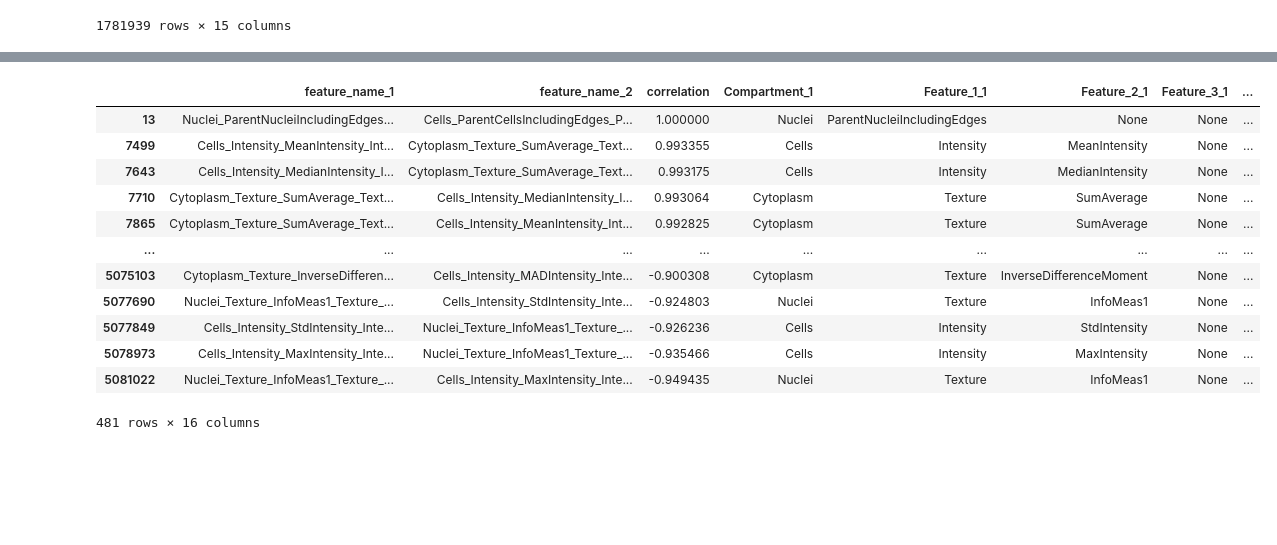
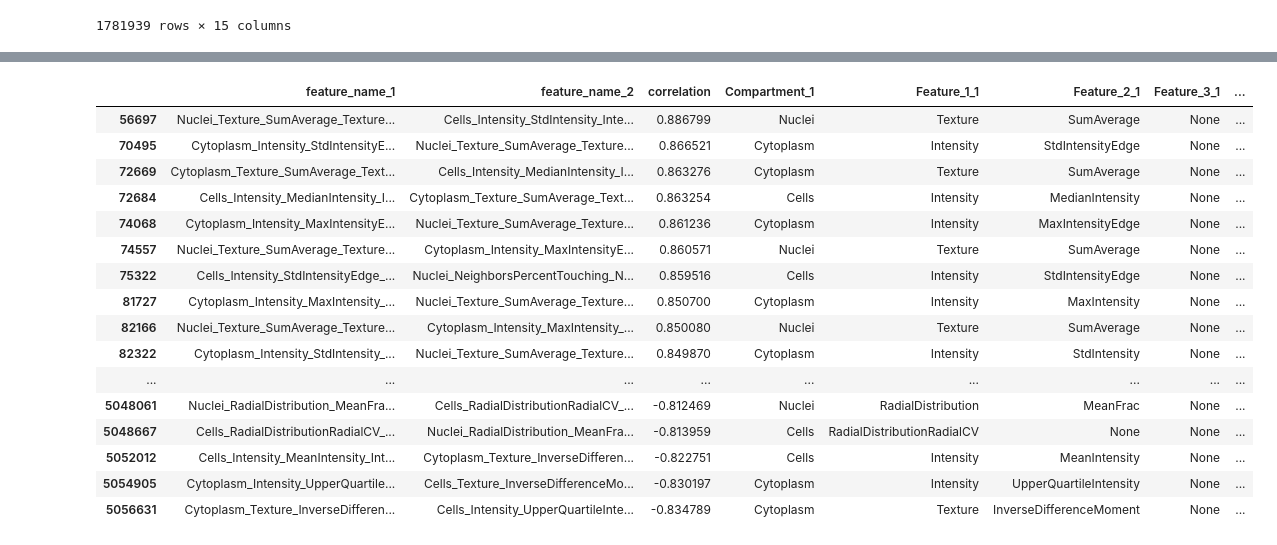
Before and after one commit to jump-cellpainting/2024_Chandrasekaran_Morphmap, a Jupyter notebook: 10.feature-wise-analyses/00.compare-feature-wise-correlations-orf.ipynb, the cells around one changed output, grey strips where cells are left out. Saved outputs shown, nothing was run; the diff lists cells and outputs as text; code cells hidden in the pictures; blank space fills up the shorter version.

Commit message:
Drop same channel feature correlations; Increased the correlation cutoff threshold to 0.8

```diff
--- a/10.feature-wise-analyses/00.compare-feature-wise-correlations-orf.ipynb
+++ b/10.feature-wise-analyses/00.compare-feature-wise-correlations-orf.ipynb
@@ -191,3 +191,9 @@ correlation_df_stacked
 | 5080909 | Nuclei_Texture_InfoMeas1_Texture_... | Cells_Intensity_MaxIntensity_Inte... | -0.948594 | Nuclei | Texture | InfoMeas1 | None | ... |
 | 5081022 | Nuclei_Texture_InfoMeas1_Texture_... | Cells_Intensity_MaxIntensity_Inte... | -0.949435 | Nuclei | Texture | InfoMeas1 | None | ... |
 1781939 rows × 15 columns
+# %%
+# Drop features with the same Channel names
+
+correlation_df_stacked = correlation_df_stacked.query("Channel_1!=Channel_2")
+
+correlation_df_stacked
@@ -224,23 +244,27 @@ correlation_df_stacked
 # %%
 # Keep only highly correlated features
 
 correlation_df_stacked.sort_values(by=["correlation"], ascending=False, inplace=True)
-correlation_df_stacked = correlation_df_stacked.query("correlation>0.75 or correlation<-0.75")
+correlation_df_stacked = correlation_df_stacked.query("correlation>0.8 or correlation<-0.8")
 
 correlation_df_stacked
 # %% [output]
 |  | feature_name_1 | feature_name_2 | correlation | Compartment_1 | Feature_1_1 | Feature_2_1 | Feature_3_1 | ... |
-| 13 | Nuclei_ParentNucleiIncludingEdges... | Cells_ParentCellsIncludingEdges_P... | 1.000000 | Nuclei | ParentNucleiIncludingEdges | None | None | ... |
-| 7499 | Cells_Intensity_MeanIntensity_Int... | Cytoplasm_Texture_SumAverage_Text... | 0.993355 | Cells | Intensity | MeanIntensity | None | ... |
-| 7643 | Cells_Intensity_MedianIntensity_I... | Cytoplasm_Texture_SumAverage_Text... | 0.993175 | Cells | Intensity | MedianIntensity | None | ... |
-| 7710 | Cytoplasm_Texture_SumAverage_Text... | Cells_Intensity_MedianIntensity_I... | 0.993064 | Cytoplasm | Texture | SumAverage | None | ... |
-| 7865 | Cytoplasm_Texture_SumAverage_Text... | Cells_Intensity_MeanIntensity_Int... | 0.992825 | Cytoplasm | Texture | SumAverage | None | ... |
+| 56697 | Nuclei_Texture_SumAverage_Texture... | Cells_Intensity_StdIntensity_Inte... | 0.886799 | Nuclei | Texture | SumAverage | None | ... |
+| 70495 | Cytoplasm_Intensity_StdIntensityE... | Nuclei_Texture_SumAverage_Texture... | 0.866521 | Cytoplasm | Intensity | StdIntensityEdge | None | ... |
+| 72669 | Cytoplasm_Texture_SumAverage_Text... | Cells_Intensity_MedianIntensity_I... | 0.863276 | Cytoplasm | Texture | SumAverage | None | ... |
+| 72684 | Cells_Intensity_MedianIntensity_I... | Cytoplasm_Texture_SumAverage_Text... | 0.863254 | Cells | Intensity | MedianIntensity | None | ... |
+| 74068 | Cytoplasm_Intensity_MaxIntensityE... | Nuclei_Texture_SumAverage_Texture... | 0.861236 | Cytoplasm | Intensity | MaxIntensityEdge | None | ... |
+| 74557 | Nuclei_Texture_SumAverage_Texture... | Cytoplasm_Intensity_MaxIntensityE... | 0.860571 | Nuclei | Texture | SumAverage | None | ... |
+| 75322 | Cells_Intensity_StdIntensityEdge_... | Nuclei_NeighborsPercentTouching_N... | 0.859516 | Cells | Intensity | StdIntensityEdge | None | ... |
+| 81727 | Cytoplasm_Intensity_MaxIntensity_... | Nuclei_Texture_SumAverage_Texture... | 0.850700 | Cytoplasm | Intensity | MaxIntensity | None | ... |
+| 82166 | Nuclei_Texture_SumAverage_Texture... | Cytoplasm_Intensity_MaxIntensity_... | 0.850080 | Nuclei | Texture | SumAverage | None | ... |
+| 82322 | Cytoplasm_Intensity_StdIntensity_... | Nuclei_Texture_SumAverage_Texture... | 0.849870 | Cytoplasm | Intensity | StdIntensity | None | ... |
 | ... | ... | ... | ... | ... | ... | ... | ... | ... |
-| 5075103 | Cytoplasm_Texture_InverseDifferen... | Cells_Intensity_MADIntensity_Inte... | -0.900308 | Cytoplasm | Texture | InverseDifferenceMoment | None | ... |
-| 5077690 | Nuclei_Texture_InfoMeas1_Texture_... | Cells_Intensity_StdIntensity_Inte... | -0.924803 | Nuclei | Texture | InfoMeas1 | None | ... |
-| 5077849 | Cells_Intensity_StdIntensity_Inte... | Nuclei_Texture_InfoMeas1_Texture_... | -0.926236 | Cells | Intensity | StdIntensity | None | ... |
-| 5078973 | Cells_Intensity_MaxIntensity_Inte... | Nuclei_Texture_InfoMeas1_Texture_... | -0.935466 | Cells | Intensity | MaxIntensity | None | ... |
-| 5081022 | Nuclei_Texture_InfoMeas1_Texture_... | Cells_Intensity_MaxIntensity_Inte... | -0.949435 | Nuclei | Texture | InfoMeas1 | None | ... |
+| 5048061 | Nuclei_RadialDistribution_MeanFra... | Cells_RadialDistributionRadialCV_... | -0.812469 | Nuclei | RadialDistribution | MeanFrac | None | ... |
+| 5048667 | Cells_RadialDistributionRadialCV_... | Nuclei_RadialDistribution_MeanFra... | -0.813959 | Cells | RadialDistributionRadialCV | None | None | ... |
+| 5052012 | Cells_Intensity_MeanIntensity_Int... | Cytoplasm_Texture_InverseDifferen... | -0.822751 | Cells | Intensity | MeanIntensity | None | ... |
+| 5054905 | Cytoplasm_Intensity_UpperQuartile... | Cells_Texture_InverseDifferenceMo... | -0.830197 | Cytoplasm | Intensity | UpperQuartileIntensity | None | ... |
+| 5056631 | Cytoplasm_Texture_InverseDifferen... | Cells_Intensity_UpperQuartileInte... | -0.834789 | Cytoplasm | Texture | InverseDifferenceMoment | None | ... |
-481 rows × 16 columns
 # %%
 correlation_df_stacked[["feature_name_1", "feature_name_2", "correlation"]].to_csv('output/orf_top_correlations.csv', index=False)
```
Also changed, not shown: parts of 2 cells of this notebook, 3 other files.
